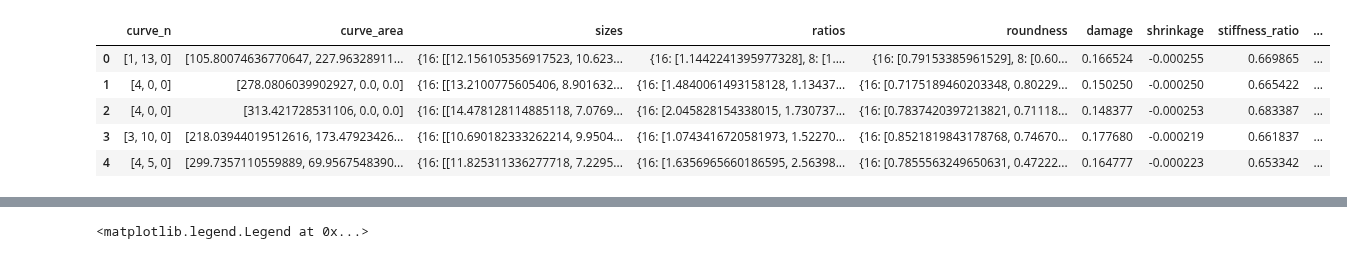
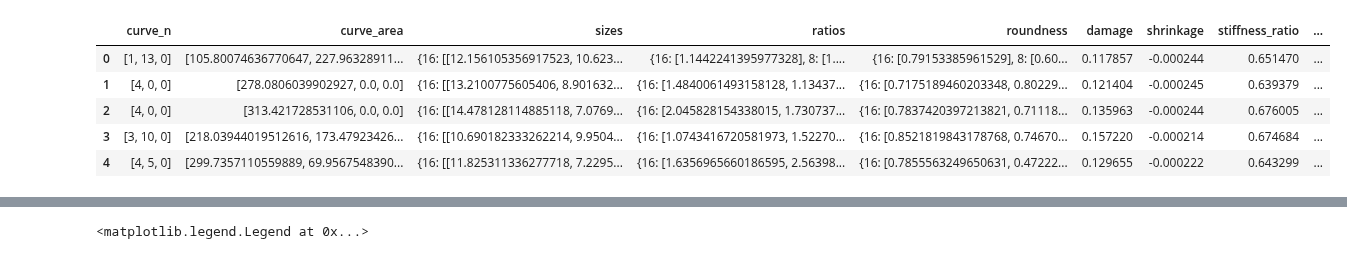
Before and after one commit to LiyaGaynutdinova/Auto-Regressive-Unet-for-Concrete-Damage, a Jupyter notebook: data_exploration_big NU_2.ipynb, the cells around one changed output, grey strips where cells are left out. Saved outputs shown, nothing was run; the diff lists cells and outputs as text; code cells hidden in the pictures.

```diff
--- a/data_exploration_big NU_2.ipynb
+++ b/data_exploration_big NU_2.ipynb
@@ -8,12 +8,12 @@ from sklearn.linear_model import LinearRegression
 import matplotlib.tri as tri
 from dataset import *
 # %%
-df = pd.read_pickle('microstucture_big_UN_2.pkl')
+df = pd.read_pickle('microstucture_big_NU_2.pkl')
 df.head()
 # %% [output]
 |  | curve_n | curve_area | sizes | ratios | roundness | damage | shrinkage | stiffness_ratio | ... |
-| 0 | [1, 13, 0] | [105.80074636770647, 227.96328911... | {16: [[12.156105356917523, 10.623... | {16: [1.1442241395977328], 8: [1.... | {16: [0.79153385961529], 8: [0.60... | 0.166524 | -0.000255 | 0.669865 | ... |
-| 1 | [4, 0, 0] | [278.0806039902927, 0.0, 0.0] | {16: [[13.2100775605406, 8.901632... | {16: [1.4840061493158128, 1.13437... | {16: [0.7175189460203348, 0.80229... | 0.150250 | -0.000250 | 0.665422 | ... |
-| 2 | [4, 0, 0] | [313.421728531106, 0.0, 0.0] | {16: [[14.478128114885118, 7.0769... | {16: [2.045828154338015, 1.730737... | {16: [0.7837420397213821, 0.71118... | 0.148377 | -0.000253 | 0.683387 | ... |
-| 3 | [3, 10, 0] | [218.03944019512616, 173.47923426... | {16: [[10.690182333262214, 9.9504... | {16: [1.0743416720581973, 1.52270... | {16: [0.8521819843178768, 0.74670... | 0.177680 | -0.000219 | 0.661837 | ... |
-| 4 | [4, 5, 0] | [299.7357110559889, 69.9567548390... | {16: [[11.825311336277718, 7.2295... | {16: [1.6356965660186595, 2.56398... | {16: [0.7855563249650631, 0.47222... | 0.164777 | -0.000223 | 0.653342 | ... |
+| 0 | [1, 13, 0] | [105.80074636770647, 227.96328911... | {16: [[12.156105356917523, 10.623... | {16: [1.1442241395977328], 8: [1.... | {16: [0.79153385961529], 8: [0.60... | 0.117857 | -0.000244 | 0.651470 | ... |
+| 1 | [4, 0, 0] | [278.0806039902927, 0.0, 0.0] | {16: [[13.2100775605406, 8.901632... | {16: [1.4840061493158128, 1.13437... | {16: [0.7175189460203348, 0.80229... | 0.121404 | -0.000245 | 0.639379 | ... |
+| 2 | [4, 0, 0] | [313.421728531106, 0.0, 0.0] | {16: [[14.478128114885118, 7.0769... | {16: [2.045828154338015, 1.730737... | {16: [0.7837420397213821, 0.71118... | 0.135963 | -0.000244 | 0.676005 | ... |
+| 3 | [3, 10, 0] | [218.03944019512616, 173.47923426... | {16: [[10.690182333262214, 9.9504... | {16: [1.0743416720581973, 1.52270... | {16: [0.8521819843178768, 0.74670... | 0.157220 | -0.000214 | 0.674684 | ... |
+| 4 | [4, 5, 0] | [299.7357110559889, 69.9567548390... | {16: [[11.825311336277718, 7.2295... | {16: [1.6356965660186595, 2.56398... | {16: [0.7855563249650631, 0.47222... | 0.129655 | -0.000222 | 0.643299 | ... |
```
Also changed, not shown: parts of 13 cells of this notebook, 39 other files.
